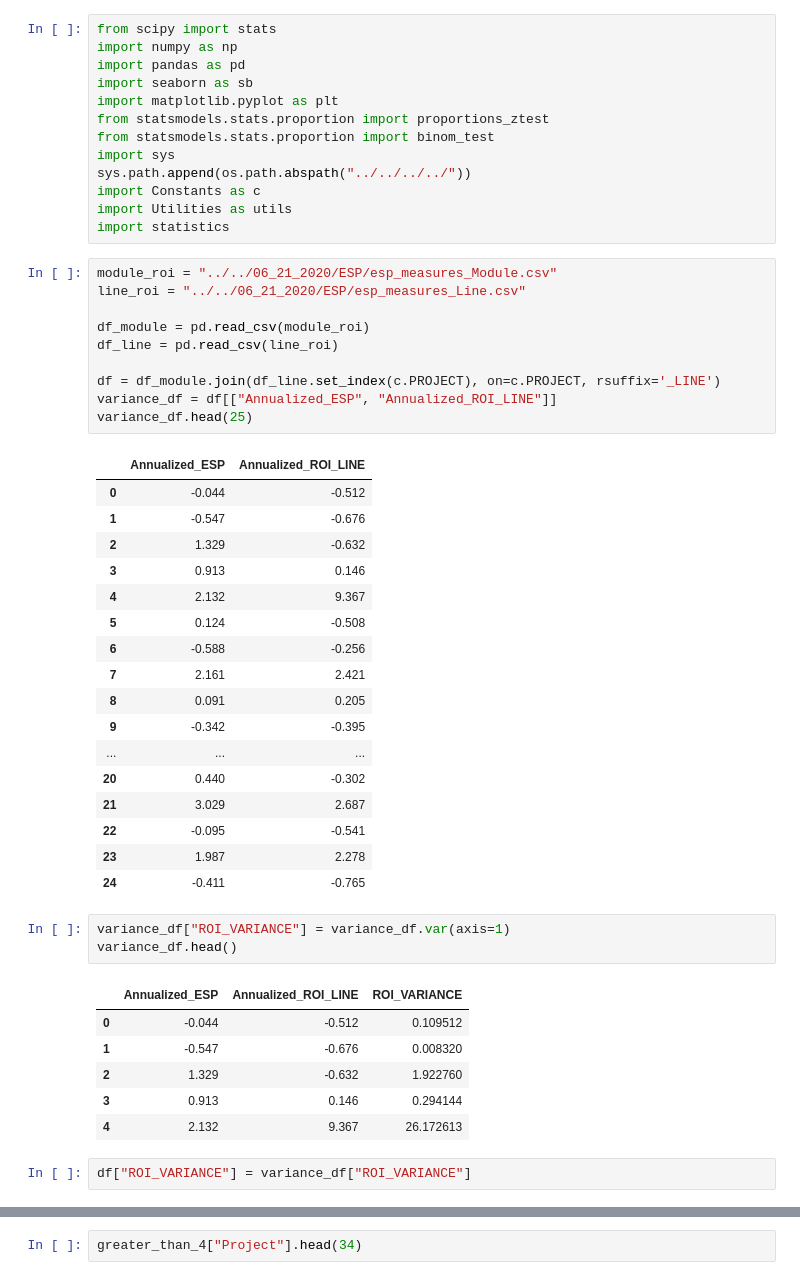
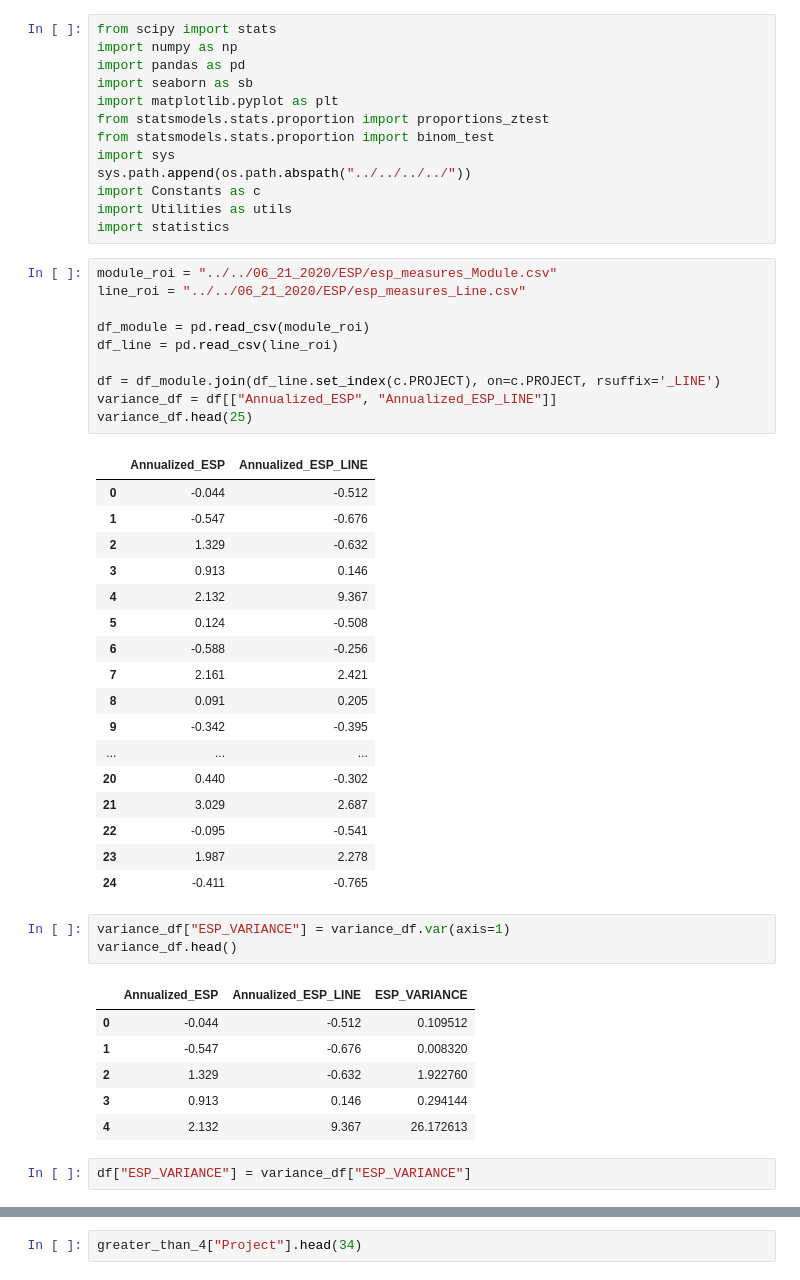
Before and after one commit to housemex408/iROIEstimator, a Jupyter notebook: scripts/notebook/results/FINAL/H4/H4_results.ipynb, the cells around one changed output, grey strips where cells are left out. Saved outputs shown, nothing was run; the diff lists cells and outputs as text.

```diff
--- a/scripts/notebook/results/FINAL/H4/H4_results.ipynb
+++ b/scripts/notebook/results/FINAL/H4/H4_results.ipynb
@@ -19,10 +19,10 @@ df_module = pd.read_csv(module_roi)
 df_line = pd.read_csv(line_roi)
 
 df = df_module.join(df_line.set_index(c.PROJECT), on=c.PROJECT, rsuffix='_LINE')
-variance_df = df[["Annualized_ESP", "Annualized_ROI_LINE"]]
+variance_df = df[["Annualized_ESP", "Annualized_ESP_LINE"]]
 variance_df.head(25)
 # %% [output]
-|  | Annualized_ESP | Annualized_ROI_LINE |
+|  | Annualized_ESP | Annualized_ESP_LINE |
 | 0 | -0.044 | -0.512 |
 | 1 | -0.547 | -0.676 |
 | 2 | 1.329 | -0.632 |
@@ -40,15 +40,15 @@ variance_df.head(25)
 | 23 | 1.987 | 2.278 |
 | 24 | -0.411 | -0.765 |
 # %%
-variance_df["ROI_VARIANCE"] = variance_df.var(axis=1)
+variance_df["ESP_VARIANCE"] = variance_df.var(axis=1)
 variance_df.head()
 # %% [output]
-|  | Annualized_ESP | Annualized_ROI_LINE | ROI_VARIANCE |
+|  | Annualized_ESP | Annualized_ESP_LINE | ESP_VARIANCE |
 | 0 | -0.044 | -0.512 | 0.109512 |
 | 1 | -0.547 | -0.676 | 0.008320 |
 | 2 | 1.329 | -0.632 | 1.922760 |
 | 3 | 0.913 | 0.146 | 0.294144 |
 | 4 | 2.132 | 9.367 | 26.172613 |
 # %%
-df["ROI_VARIANCE"] = variance_df["ROI_VARIANCE"]
+df["ESP_VARIANCE"] = variance_df["ESP_VARIANCE"]
 # %%
```
Also changed, not shown: parts of 10 cells of this notebook, 1 other file.
